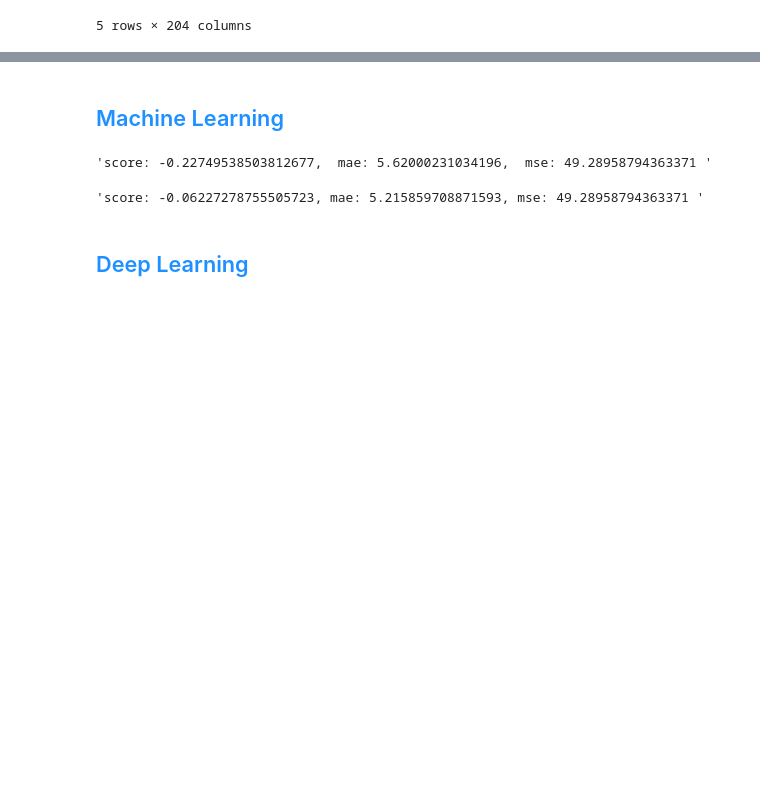
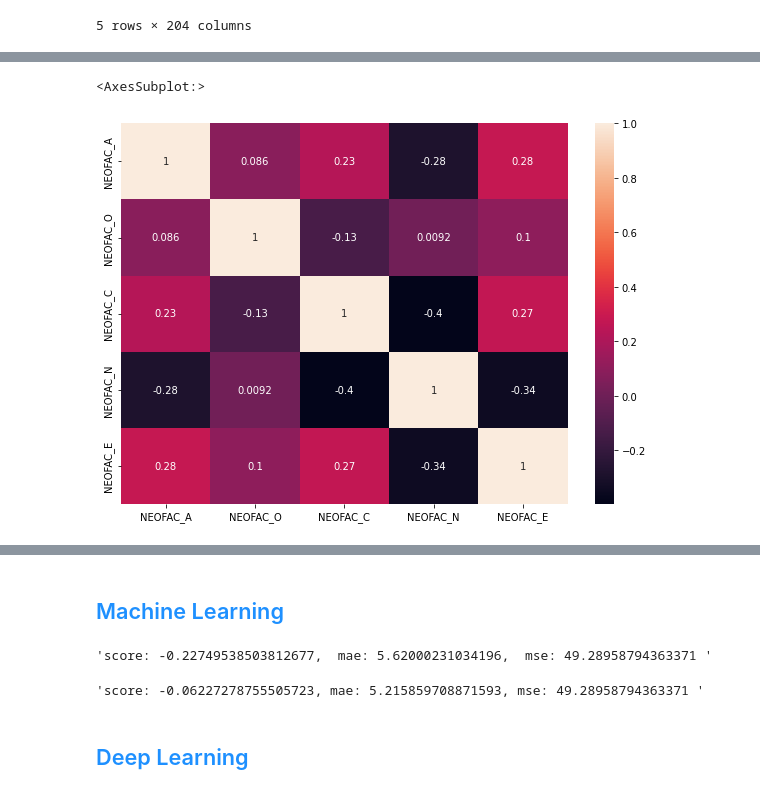
Before and after one commit to Jrick003/BrainStructures_Personality, a Jupyter notebook: BrainStructure_Personality.ipynb, the cells around one changed output, grey strips where cells are left out. Drawn from its saved outputs; the diff is of its cells as text; code cells hidden in the pictures; blank space fills up the shorter version.

```diff
--- a/BrainStructure_Personality.ipynb
+++ b/BrainStructure_Personality.ipynb
@@ -61,0 +78,5 @@ df1.shape
+# %%
+#Examine response variables for irregularities
+
+response1 = df1[['NEOFAC_A', 'NEOFAC_O', 'NEOFAC_C', 'NEOFAC_N', 'NEOFAC_E']]
+response1.describe()
@@ -62 +93,9 @@ df1.shape
+# %%
+heat = response1.corr()
+
+fig, ax = plt.subplots(figsize = (10, 7))
+sns.heatmap(heat, xticklabels=heat.columns, annot = True, )
+# %% [output]
+<AxesSubplot:>
+[figure, added]
 # %%
```
Also changed, not shown: parts of 61 cells of this notebook.
